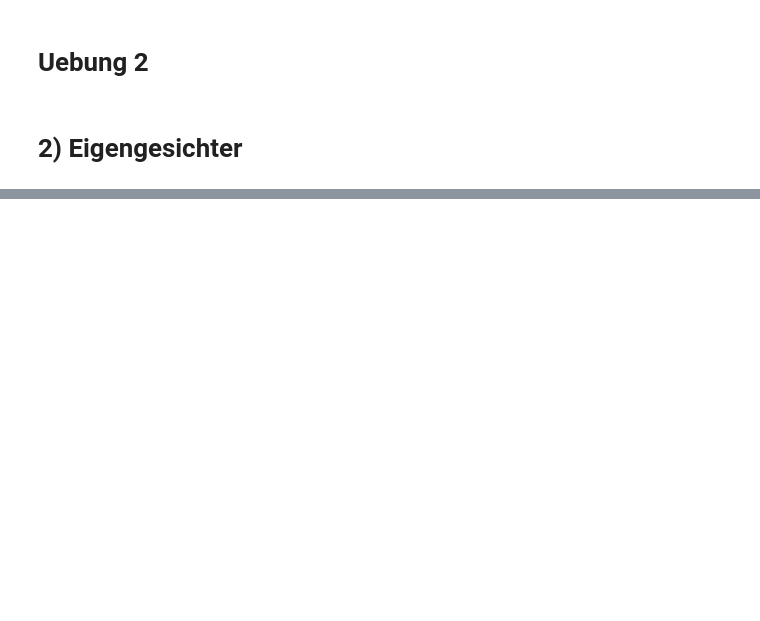
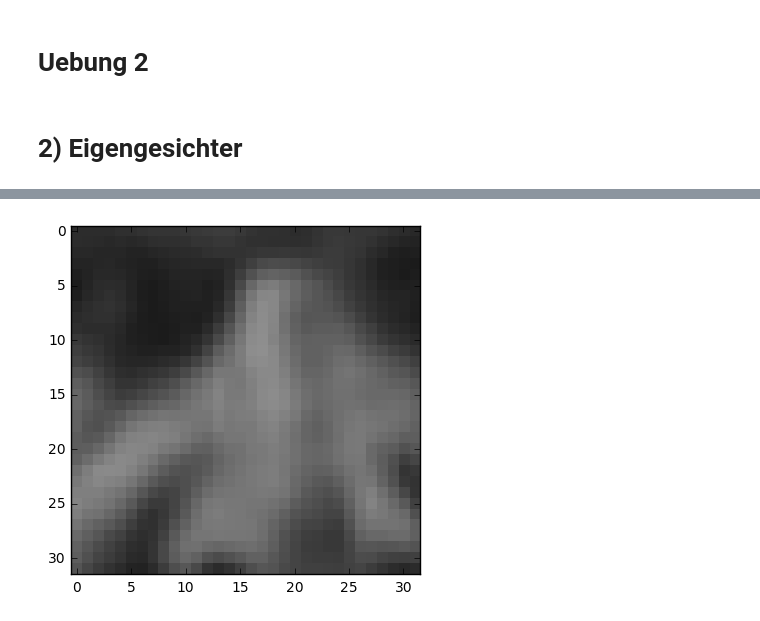
Before and after one commit to magoeke/htwg.machinelearning, a Jupyter notebook: 02/02_Eigengesichter.ipynb, the cells around one changed output, grey strips where cells are left out. Saved outputs shown, nothing was run; the diff lists cells and outputs as text; code cells hidden in the pictures; blank space fills up the shorter version.

```diff
--- a/02/02_Eigengesichter.ipynb
+++ b/02/02_Eigengesichter.ipynb
@@ -35,0 +49,10 @@ dict_keys(['Colin_Powell', 'Donald_Rumsfeld', 'Gerhard_Schroeder', 'George_W_Bus
+# %%
+cropped_image_size = 32
+dimensions = image.shape
+startX = int((dimensions[0] - cropped_image_size) / 2)
+startY = int((dimensions[1] - cropped_image_size) / 2)
+cropped = image[startX:(startX + cropped_image_size), startY:(startY + cropped_image_size)]
+io.imshow(cropped)
+io.show()
+# %% [output]
+[figure, added]
```
Also changed, not shown: parts of 4 cells of this notebook.
